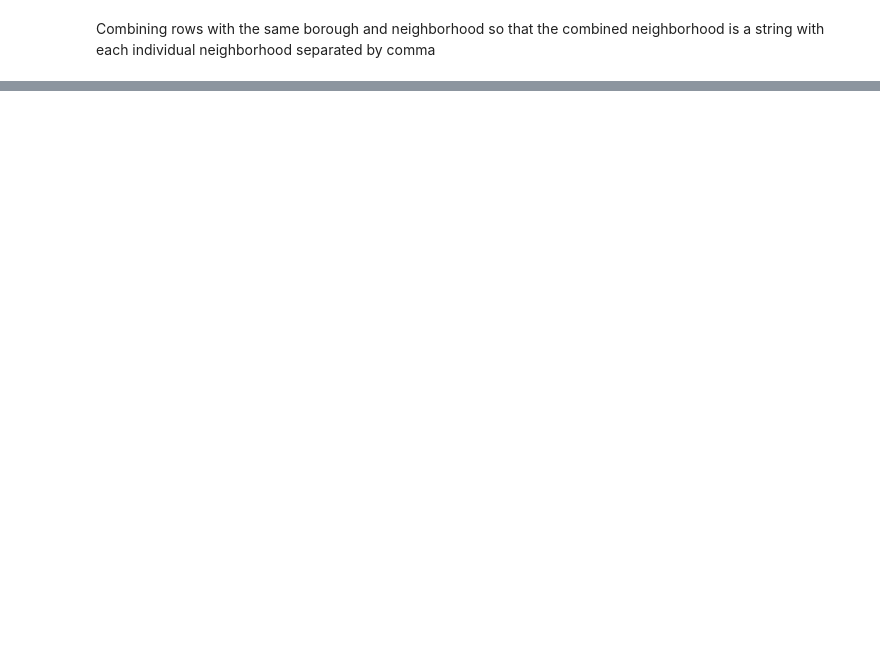
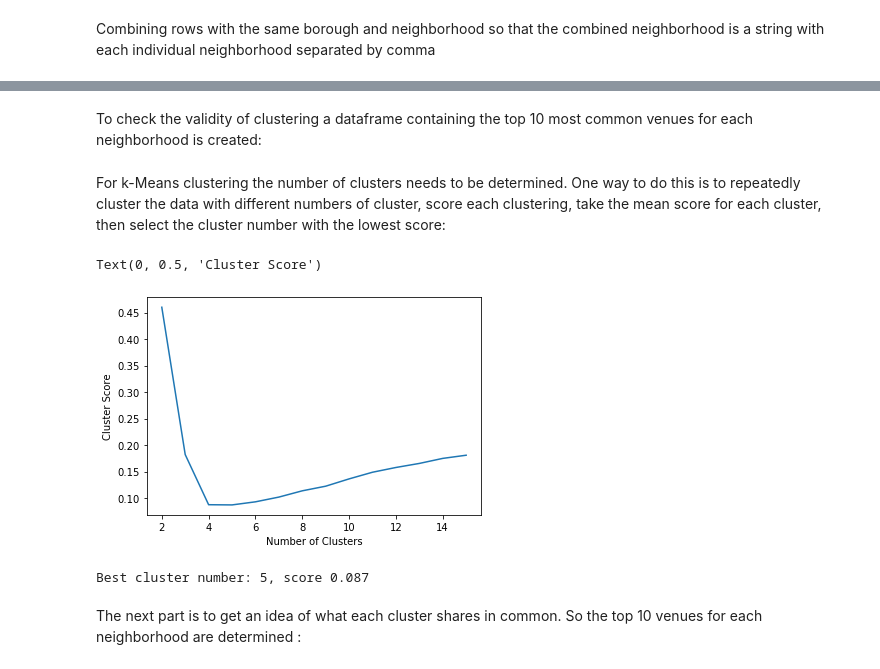
Before and after one commit to Stuart-McGill/Capstone-Notebook, a Jupyter notebook: capstone_notebook-1.ipynb, the cells around one changed output, grey strips where cells are left out. Drawn from its saved outputs; the diff is of its cells as text; code cells hidden in the pictures; blank space fills up the shorter version.

```diff
--- a/capstone_notebook-1.ipynb
+++ b/capstone_notebook-1.ipynb
@@ -76,0 +115,3 @@ print(can_post_df.shape)
+# %%
+
+ven_list = get_all_neigh_vens(toronto_lat_df, client_id, client_secret, version, limit, radius)
@@ -76,0 +136,4 @@ print(can_post_df.shape)
+# %%
+venues_df = pd.DataFrame( [item for venue_list in ven_list for item in venue_list], columns = ['Neighborhood', 'Neighborhood Lat',
+                                                      'Neighborhood Lng', 'Venue', 'Venue Lat',
+                                                      'Venue Lng', 'Venue Category'])
@@ -76,0 +185,7 @@ print(can_post_df.shape)
+# %%
+one_hot_venues = pd.get_dummies(venues_df['Venue Category'], prefix= '', prefix_sep = '')
+one_hot_venues['Neighborhood'] = venues_df['Neighborhood']
+neigh_ind = list(one_hot_venues.columns).index('Neighborhood')
+fixed_columns = [one_hot_venues.columns[neigh_ind]] + list(one_hot_venues.columns[:neigh_ind]) + list(one_hot_venues.columns[neigh_ind+1:])
+one_hot_venues = one_hot_venues[fixed_columns]
+one_hot_venues.head()
@@ -76,0 +202,3 @@ print(can_post_df.shape)
+# %%
+toronto_grouped = one_hot_venues.groupby('Neighborhood').mean().reset_index()
+toronto_grouped
@@ -76,0 +224,2 @@ print(can_post_df.shape)
+# %% [markdown]
+To check the validity of clustering a dataframe containing the top 10 most common venues for each neighborhood is created:
@@ -76,0 +232,37 @@ print(can_post_df.shape)
+# %% [markdown]
+For k-Means clustering the number of clusters needs to be determined. One way to do this is to repeatedly cluster the data with different numbers of cluster, score each clustering, take the mean score for each cluster, then select the cluster number with the lowest score:
+# %%
+# Estimate number of clusters
+cluster_nums = list(range(2,16))
+all_scores = []
+for i in range(100):
+    scores = []
+    for kclusters in cluster_nums:
+
+        toronto_grouped_clustering = toronto_grouped.drop('Neighborhood', 1)
+
+        # run k-means clustering
+        kmeans = KMeans(n_clusters=kclusters).fit(toronto_grouped_clustering)
+
+        score = metrics.silhouette_score(toronto_grouped_clustering, kmeans.labels_)
+        scores.append(score)
+    all_scores.append(scores)
+
+
+plt.plot(cluster_nums, np.mean(all_scores,axis=0))
+plt.xlabel('Number of Clusters')
+plt.ylabel('Cluster Score')
+# %% [output]
+Text(0, 0.5, 'Cluster Score')
+[figure, added]
+# %%
+cluster_score = min(np.mean(all_scores,axis=0))
+cluster_number = np.nonzero( cluster_score == np.mean(all_scores,axis=0))[0][0] +2
+
+print('Best cluster number: {}, score {:.3f}'.format(cluster_number, cluster_score))
+
+toronto_grouped_clustering = toronto_grouped.drop('Neighborhood', 1)
+# %% [output]
+Best cluster number: 5, score 0.087
+# %% [markdown]
+The next part is to get an idea of what each cluster shares in common. So the top 10 venues for each neighborhood are determined :
```
Also changed, not shown: parts of 49 cells of this notebook, 2 other files.
